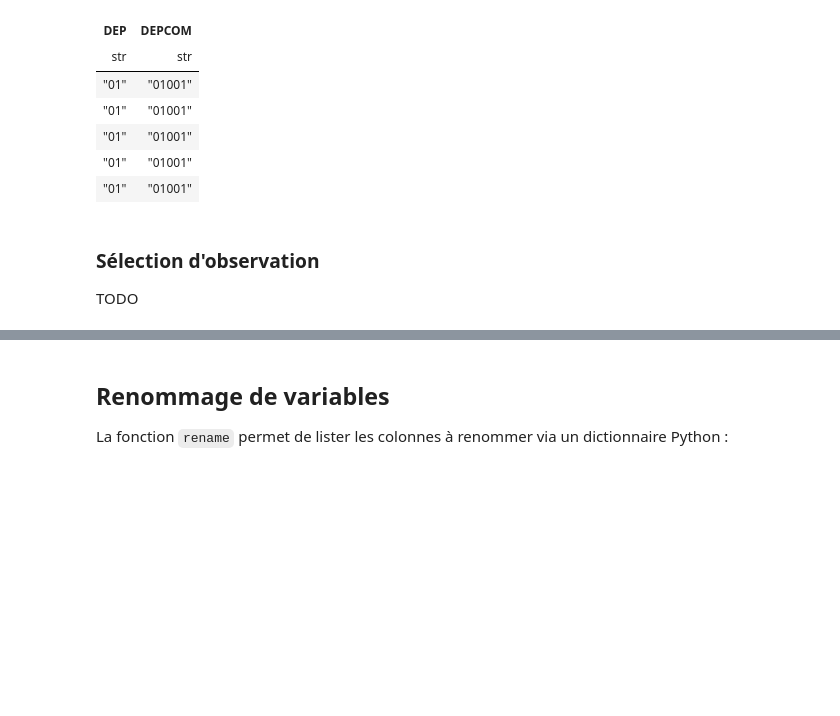
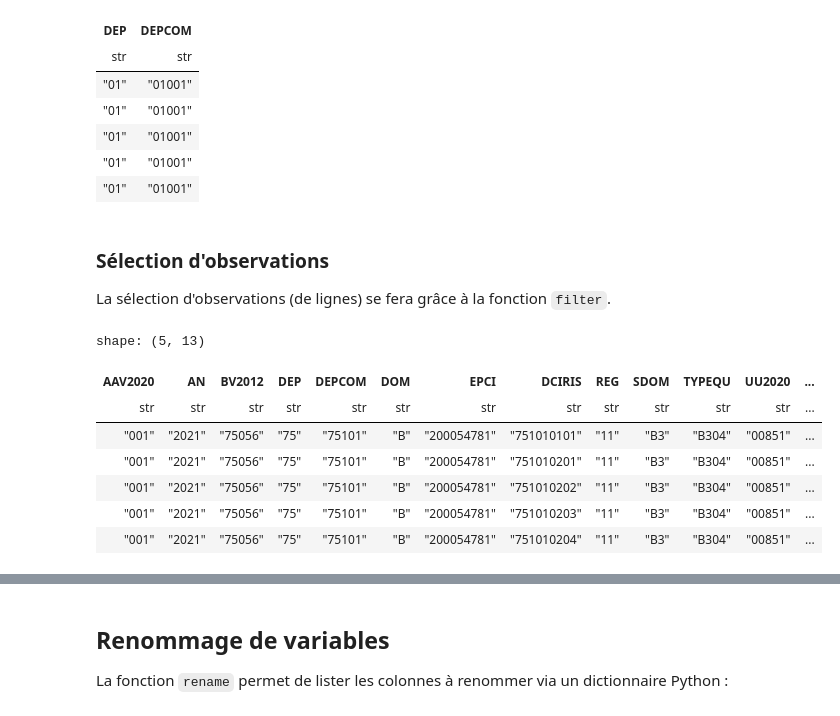
Before and after one commit to romaintailhurat/miscbooks, a Jupyter notebook: polars-tuto.ipynb, the cells around one changed output, grey strips where cells are left out. Drawn from its saved outputs; the diff is of its cells as text; code cells hidden in the pictures; blank space fills up the shorter version.

Commit message:
Polars, sélection d'observations

```diff
--- a/polars-tuto.ipynb
+++ b/polars-tuto.ipynb
@@ -140,6 +170,20 @@ shape: (5, 2)
 | "01" | "01001" |
 | "01" | "01001" |
 # %% [markdown]
-### Sélection d'observation
+### Sélection d'observations
 
-TODO
+La sélection d'observations (de lignes) se fera grâce à la fonction `filter`.
+# %%
+df_bpe.filter(
+    (pl.col("DEPCOM") == "75101") &
+    (pl.col("TYPEQU") == "B304")
+).head(5)
+# %% [output]
+shape: (5, 13)
+| AAV2020 | AN | BV2012 | DEP | DEPCOM | DOM | EPCI | DCIRIS | REG | SDOM | TYPEQU | UU2020 | ... |
+| str | str | str | str | str | str | str | str | str | str | str | str | ... |
+| "001" | "2021" | "75056" | "75" | "75101" | "B" | "200054781" | "751010101" | "11" | "B3" | "B304" | "00851" | ... |
+| "001" | "2021" | "75056" | "75" | "75101" | "B" | "200054781" | "751010201" | "11" | "B3" | "B304" | "00851" | ... |
+| "001" | "2021" | "75056" | "75" | "75101" | "B" | "200054781" | "751010202" | "11" | "B3" | "B304" | "00851" | ... |
+| "001" | "2021" | "75056" | "75" | "75101" | "B" | "200054781" | "751010203" | "11" | "B3" | "B304" | "00851" | ... |
+| "001" | "2021" | "75056" | "75" | "75101" | "B" | "200054781" | "751010204" | "11" | "B3" | "B304" | "00851" | ... |
```
Also changed, not shown: parts of 9 cells of this notebook.
